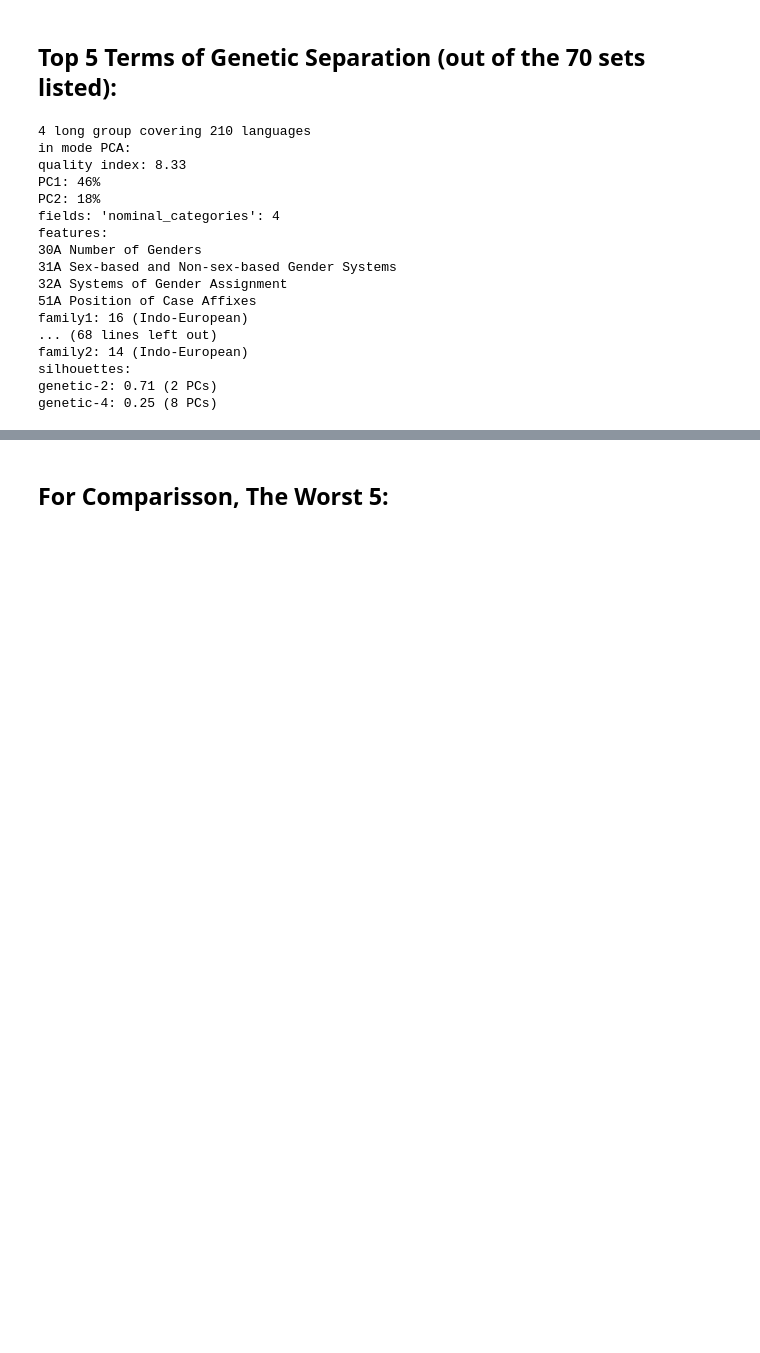
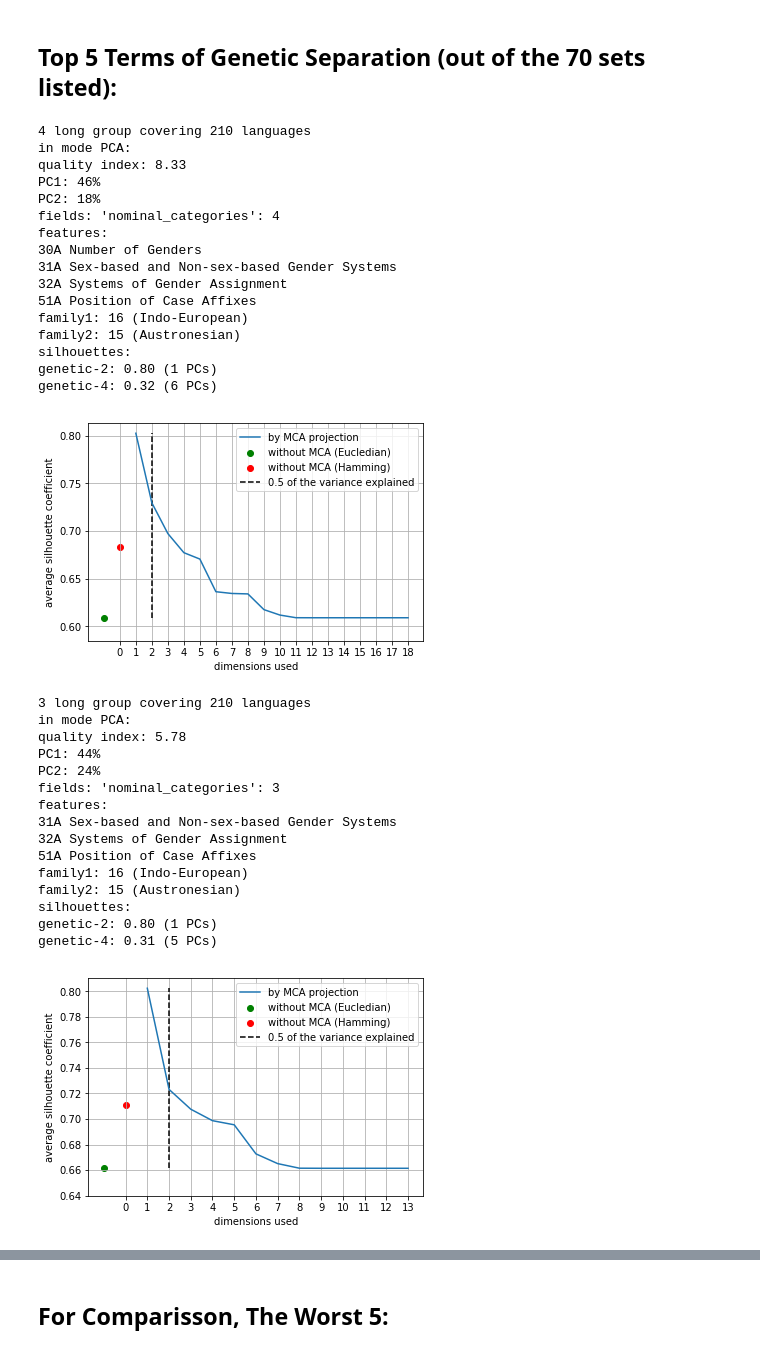
Before and after one commit to ilay32/wals-project, a Jupyter notebook: case-gender.ipynb, the cells around one changed output, grey strips where cells are left out. Drawn from its saved outputs; the diff is of its cells as text; code cells hidden in the pictures; blank space fills up the shorter version.

Commit message:
Add stuff to case-gender Notebook

```diff
--- a/case-gender.ipynb
+++ b/case-gender.ipynb
@@ -67,21 +67,38 @@ groups.sort(key=lambda g: g.best_silhouette('genetic',2),reverse=True)
 # %%
 for g in groups[:5]:
     print(g)
+    g.plot_silhouettes()
 # %% [output]
 4 long group covering 210 languages
 in mode PCA:
 quality index: 8.33
 PC1: 46%
 PC2: 18%
 fields: 'nominal_categories': 4
 features:
 30A Number of Genders
 31A Sex-based and Non-sex-based Gender Systems
 32A Systems of Gender Assignment
 51A Position of Case Affixes
 family1: 16 (Indo-European)
-... (68 lines left out)
-family2: 14 (Indo-European)
+family2: 15 (Austronesian)
 silhouettes:
-genetic-2: 0.71 (2 PCs)
-genetic-4: 0.25 (8 PCs)
+genetic-2: 0.80 (1 PCs)
+genetic-4: 0.32 (6 PCs)
+[figure, added]
+3 long group covering 210 languages
+in mode PCA:
+quality index: 5.78
+PC1: 44%
+PC2: 24%
+fields: 'nominal_categories': 3
+features:
+31A Sex-based and Non-sex-based Gender Systems
+32A Systems of Gender Assignment
+51A Position of Case Affixes
+family1: 16 (Indo-European)
+family2: 15 (Austronesian)
+silhouettes:
+genetic-2: 0.80 (1 PCs)
+genetic-4: 0.31 (5 PCs)
+[figure, added]
```
Also changed, not shown: parts of 8 cells of this notebook.
